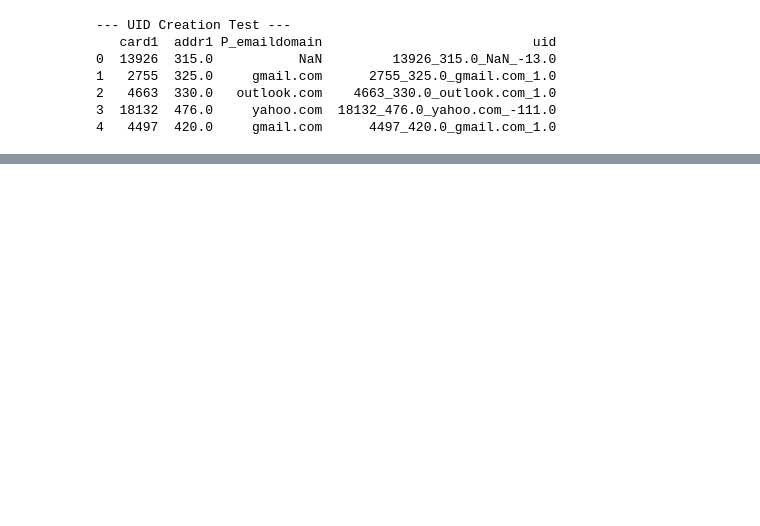
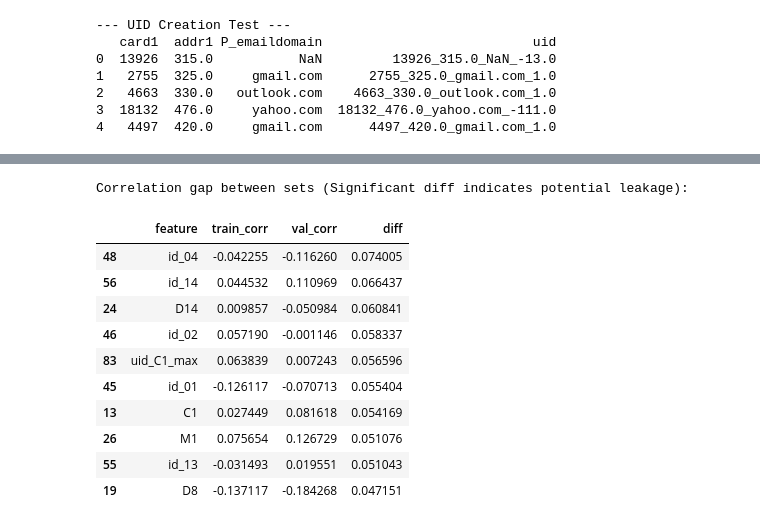
Before and after one commit to ErenReyhanlioglu/fraudlens, a Jupyter notebook: notebooks/01_eda_ieee_cis.ipynb, the cells around one changed output, grey strips where cells are left out. Cells and saved outputs as stored; diff of their text form; code cells hidden in the pictures; blank space fills up the shorter version.

```diff
--- a/notebooks/01_eda_ieee_cis.ipynb
+++ b/notebooks/01_eda_ieee_cis.ipynb
@@ -638,0 +824,23 @@ Unique columns check: True
+# %%
+def calculate_psi(expected, actual, buckets=10):
+    def scale_by_bin(series, bins):
+        return pd.cut(series, bins, labels=False, duplicates='drop')
+
+    expected_percents = np.histogram(expected, bins=buckets)[0] / len(expected)
+    actual_percents = np.histogram(actual, bins=buckets)[0] / len(actual)
+
+    expected_percents = np.clip(expected_percents, 1e-6, 1)
+    actual_percents = np.clip(actual_percents, 1e-6, 1)
+
+    psi_value = np.sum((actual_percents - expected_percents) * np.log(actual_percents / expected_percents))
+    return psi_value
+
+psi_results = []
+for col in train.columns:
+    if col not in ['isFraud', 'TransactionID', 'TransactionDT', 'uid']:
+        psi = calculate_psi(train[col].dropna(), val[col].dropna())
+        psi_results.append({"feature": col, "psi": psi})
+
+psi_df = pd.DataFrame(psi_results).sort_values("psi", ascending=False)
+print("Features with potential drift (PSI > 0.1):")
+display(psi_df[psi_df['psi'] > 0.1].head(30))
@@ -638,0 +907,24 @@ Unique columns check: True
+# %%
+corrs = []
+for col in train.columns:
+    if col not in ['isFraud', 'TransactionID', 'TransactionDT', 'uid']:
+        train_corr = train[col].corr(train['isFraud'])
+        val_corr = val[col].corr(val['isFraud'])
+        corrs.append({"feature": col, "train_corr": train_corr, "val_corr": val_corr, "diff": abs(train_corr - val_corr)})
+
+corr_diff_df = pd.DataFrame(corrs).sort_values("diff", ascending=False)
+print("Correlation gap between sets (Significant diff indicates potential leakage):")
+display(corr_diff_df.head(10))
+# %% [output]
+Correlation gap between sets (Significant diff indicates potential leakage):
+|  | feature | train_corr | val_corr | diff |
+| 48 | id_04 | -0.042255 | -0.116260 | 0.074005 |
+| 56 | id_14 | 0.044532 | 0.110969 | 0.066437 |
+| 24 | D14 | 0.009857 | -0.050984 | 0.060841 |
+| 46 | id_02 | 0.057190 | -0.001146 | 0.058337 |
+| 83 | uid_C1_max | 0.063839 | 0.007243 | 0.056596 |
+| 45 | id_01 | -0.126117 | -0.070713 | 0.055404 |
+| 13 | C1 | 0.027449 | 0.081618 | 0.054169 |
+| 26 | M1 | 0.075654 | 0.126729 | 0.051076 |
+| 55 | id_13 | -0.031493 | 0.019551 | 0.051043 |
+| 19 | D8 | -0.137117 | -0.184268 | 0.047151 |
```
Also changed, not shown: parts of 71 cells of this notebook, 2 other files.
